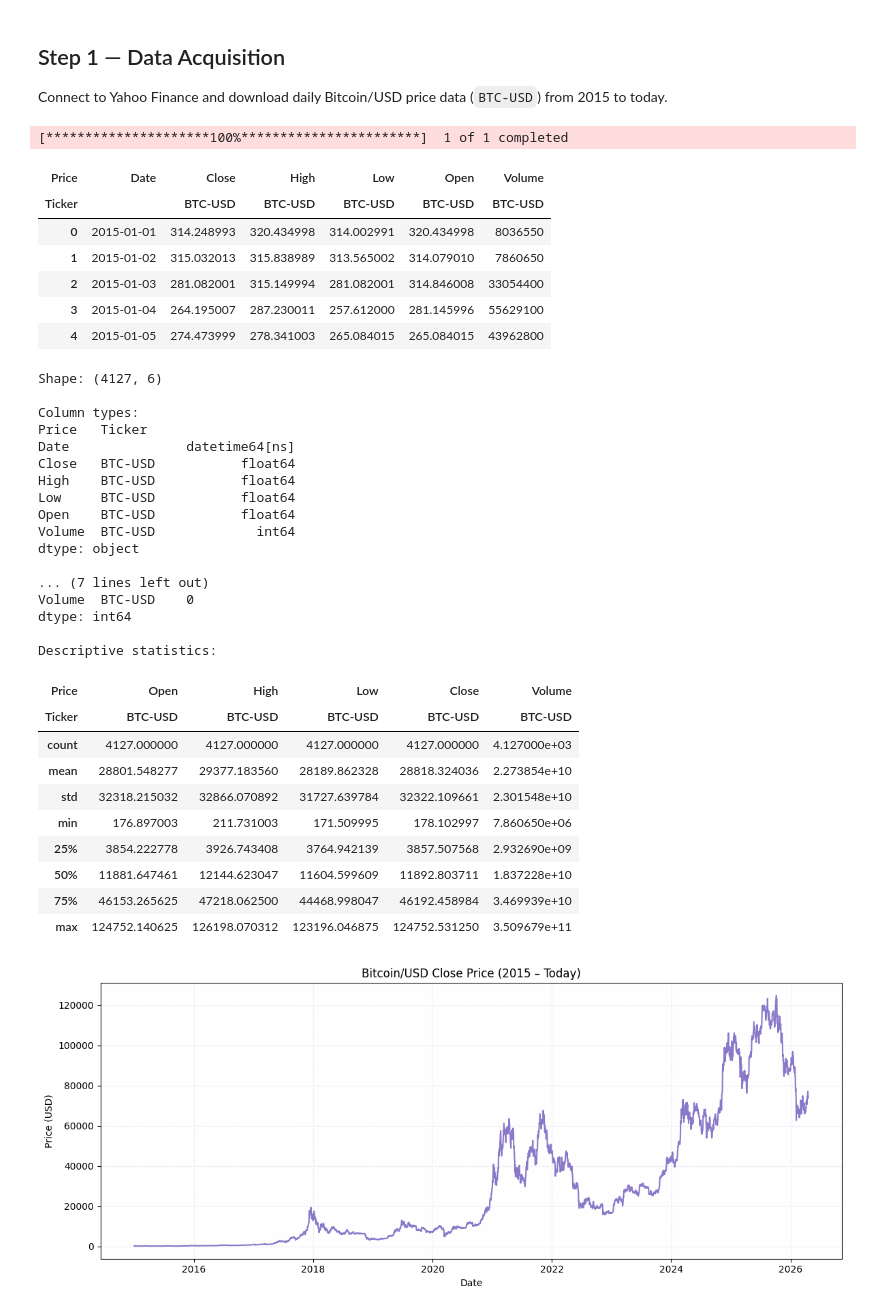
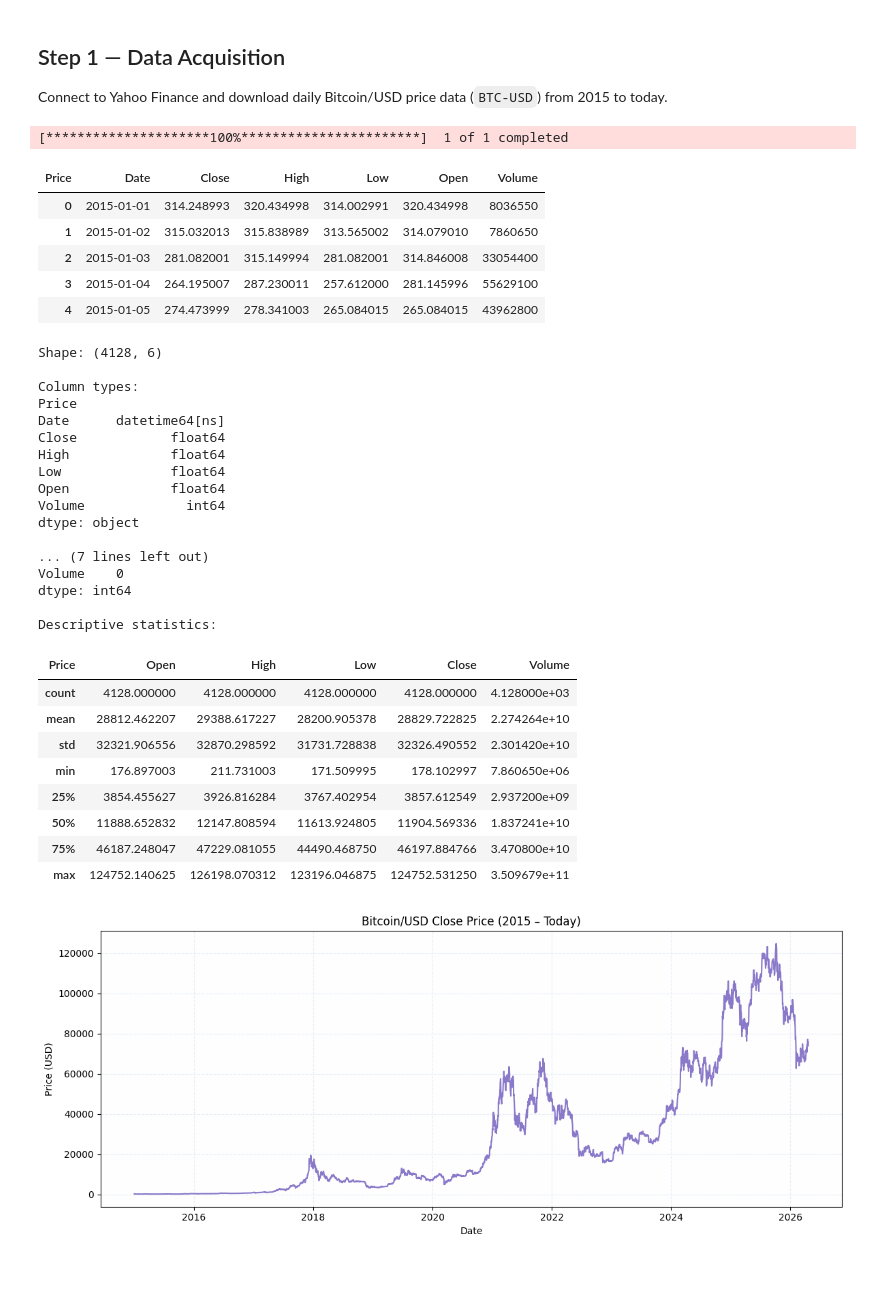
Before and after one commit to brunopulheze/capstone-ml-on-cloud, a Jupyter notebook: notebooks/bitcoin-price-prediction.ipynb, the cells around one changed output. Drawn from its saved outputs; the diff is of its cells as text; code cells hidden in the pictures; blank space fills up the shorter version.

```diff
--- a/notebooks/bitcoin-price-prediction.ipynb
+++ b/notebooks/bitcoin-price-prediction.ipynb
@@ -78,23 +69,24 @@ Connect to Yahoo Finance and download daily Bitcoin/USD price data (`BTC-USD`) f
 # %%
 # Parameters and data loader
 START = '2015-01-01'
 TODAY = date.today().strftime('%Y-%m-%d')
-# Bitcoin/USD daily prices from Yahoo Finance
-# Alternatives: 'BTC-USDT' (Binance via ccxt), 'GBTC' (ETF proxy)
 TICKER = 'BTC-USD'
 
 def load_data(ticker, start=START, end=TODAY, interval='1d'):
     df = yf.download(ticker, start=start, end=end, interval=interval)
+    # yfinance >= 0.2 returns MultiIndex columns for single tickers — flatten them
+    if isinstance(df.columns, pd.MultiIndex):
+        df.columns = df.columns.get_level_values(0)
     df.reset_index(inplace=True)
+    # Ensure Close is a plain 1-D Series (not a DataFrame)
+    df['Close'] = df['Close'].squeeze()
     return df
 
-# Fetch data
 df = load_data(TICKER)
 df.head()
 # %% [output]
 [*********************100%***********************]  1 of 1 completed
 | Price | Date | Close | High | Low | Open | Volume |
-| Ticker |  | BTC-USD | BTC-USD | BTC-USD | BTC-USD | BTC-USD |
 | 0 | 2015-01-01 | 314.248993 | 320.434998 | 314.002991 | 320.434998 | 8036550 |
 | 1 | 2015-01-02 | 315.032013 | 315.838989 | 313.565002 | 314.079010 | 7860650 |
 | 2 | 2015-01-03 | 281.082001 | 315.149994 | 281.082001 | 314.846008 | 33054400 |
@@ -110,32 +102,31 @@ print(df.isnull().sum())
 print("\nDescriptive statistics:")
 df[['Open','High','Low','Close','Volume']].describe()
 # %% [output]
-Shape: (4127, 6)
+Shape: (4128, 6)
 
 Column types:
-Price   Ticker
-Date               datetime64[ns]
-Close   BTC-USD           float64
-High    BTC-USD           float64
-Low     BTC-USD           float64
-Open    BTC-USD           float64
-Volume  BTC-USD             int64
+Price
+Date      datetime64[ns]
+Close            float64
+High             float64
+Low              float64
+Open             float64
+Volume             int64
 dtype: object
 
 ... (7 lines left out)
-Volume  BTC-USD    0
+Volume    0
 dtype: int64
 
 Descriptive statistics:
 | Price | Open | High | Low | Close | Volume |
-| Ticker | BTC-USD | BTC-USD | BTC-USD | BTC-USD | BTC-USD |
-| count | 4127.000000 | 4127.000000 | 4127.000000 | 4127.000000 | 4.127000e+03 |
-| mean | 28801.548277 | 29377.183560 | 28189.862328 | 28818.324036 | 2.273854e+10 |
-| std | 32318.215032 | 32866.070892 | 31727.639784 | 32322.109661 | 2.301548e+10 |
+| count | 4128.000000 | 4128.000000 | 4128.000000 | 4128.000000 | 4.128000e+03 |
+| mean | 28812.462207 | 29388.617227 | 28200.905378 | 28829.722825 | 2.274264e+10 |
+| std | 32321.906556 | 32870.298592 | 31731.728838 | 32326.490552 | 2.301420e+10 |
 | min | 176.897003 | 211.731003 | 171.509995 | 178.102997 | 7.860650e+06 |
-| 25% | 3854.222778 | 3926.743408 | 3764.942139 | 3857.507568 | 2.932690e+09 |
-| 50% | 11881.647461 | 12144.623047 | 11604.599609 | 11892.803711 | 1.837228e+10 |
-| 75% | 46153.265625 | 47218.062500 | 44468.998047 | 46192.458984 | 3.469939e+10 |
+| 25% | 3854.455627 | 3926.816284 | 3767.402954 | 3857.612549 | 2.937200e+09 |
+| 50% | 11888.652832 | 12147.808594 | 11613.924805 | 11904.569336 | 1.837241e+10 |
+| 75% | 46187.248047 | 47229.081055 | 44490.468750 | 46197.884766 | 3.470800e+10 |
 | max | 124752.140625 | 126198.070312 | 123196.046875 | 124752.531250 | 3.509679e+11 |
 # %%
 # Quick visualization of Close price
```
Also changed, not shown: parts of 16 cells of this notebook, 11 other files.
